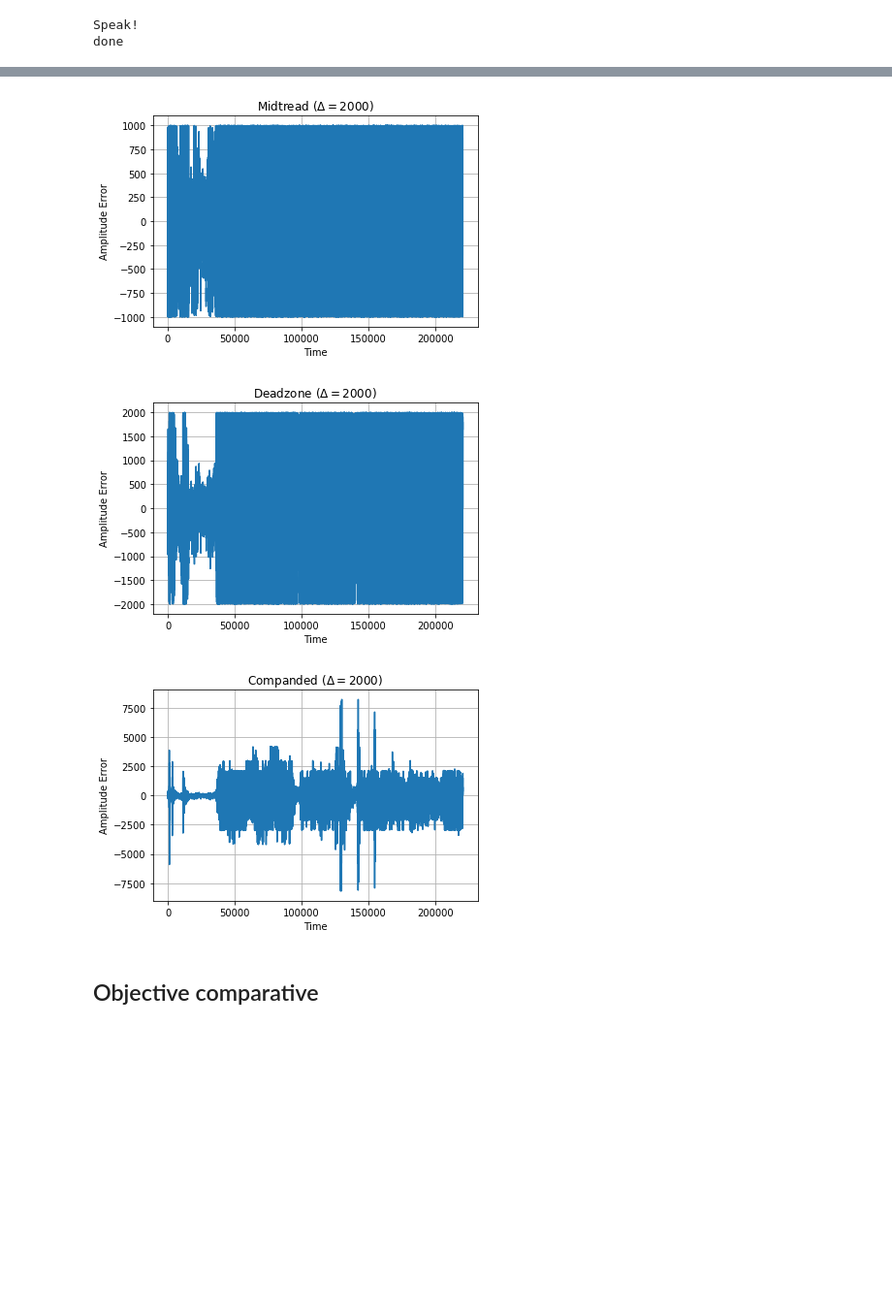
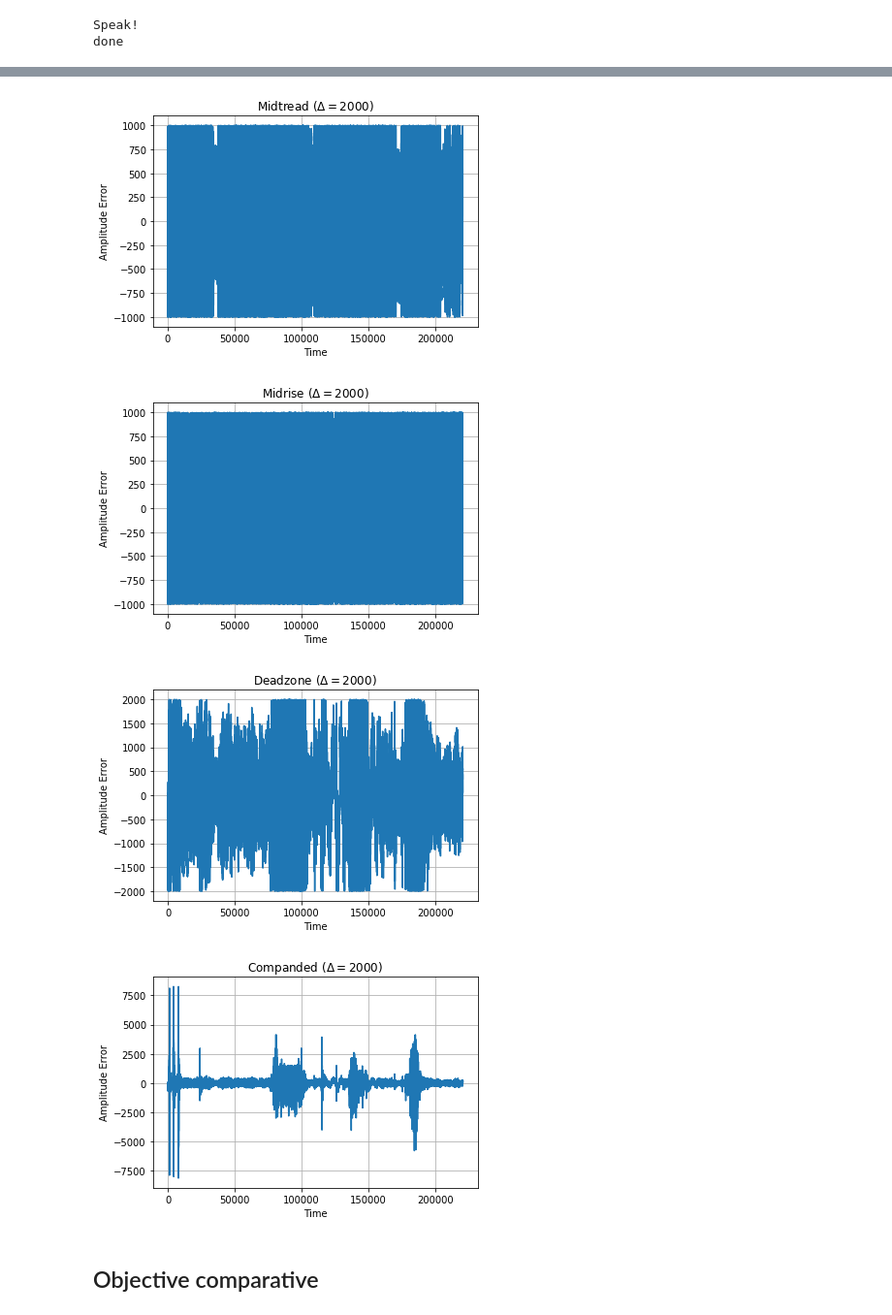
Before and after one commit to Tecnologias-multimedia/Tecnologias-multimedia.github.io, a Jupyter notebook: study_guide/quantization/graphics/quantization.ipynb, the cells around one changed output, grey strips where cells are left out. Shown at 97% size. Cells and saved outputs as stored; diff of their text form; code cells hidden in the pictures; blank space fills up the shorter version.

```diff
--- a/study_guide/quantization/graphics/quantization.ipynb
+++ b/study_guide/quantization/graphics/quantization.ipynb
@@ -484,3 +346,0 @@ Using $\Delta=2$, a deadzone quantizer represents 65536 samples with 32768 repre
-# %%
-def midrise_quantizer(x, quantization_step):
-    return np.floor((x+1) / quantization_step).astype(np.int)
@@ -582,6 +400,11 @@ def midtread_quantization(x, quantization_step):
     y = midtread_quantizer(x, quantization_step)
     z = midtread_dequantizer(y, quantization_step)
     return y, z
+# %%
+def midrise_quantization(x, quantization_step):
+    y = midrise_quantizer(x, quantization_step)
+    z = midrise_dequantizer(y, quantization_step)
+    return y, z
 # %%
 def deadzone_quantization(x, quantization_step):
     y = deadzone_quantizer(x, quantization_step)
@@ -600,3 +413,8 @@ def companded_quantization(x, quantization_step):
+# %%
+def companded_quantization(x, quantization_step):
+    y = companded_quantizer(x, quantization_step)
+    z = companded_dequantizer(y, quantization_step)
+    return y,z
 # %% [markdown]
 ## Subjective comparative
 # %%
@@ -619,8 +437,10 @@ plot(np.linspace(0, len(x)-1, len(x)), x, "Time", "Amplitude", "Audio Signal")
 # %%
 quantization_step = 2000
 # %%
-y_M, z_M = midtread_quantization(x, quantization_step)
-z_M = z_M.astype(np.int16)
+y_T, z_T = midtread_quantization(x, quantization_step)
+z_T = z_T.astype(np.int16)
+y_R, z_R = midrise_quantization(x, quantization_step)
+z_R = z_R.astype(np.int16)
 y_D, z_D = deadzone_quantization(x, quantization_step)
 z_D = z_D.astype(np.int16)
 y_C, z_C = companded_quantization(x, quantization_step)
@@ -647,17 +473,21 @@ plot(np.linspace(0, len(y_C)-1, len(y_C)), y_C, "Time", "Representation Codes",
 # %%
-error_M = x - z_M
+error_T = x - z_T
+error_R = x - z_R
 error_D = x - z_D
 error_C = x - z_C
-sd.play(error_M)
-sd.play(error_D)
+sd.play(error_T); time.sleep(duration)
+sd.play(error_R); time.sleep(duration)
+sd.play(error_D); time.sleep(duration)
 sd.play(error_C)
-plot(np.linspace(0, len(z_M)-1, len(z_M)), error_M, "Time", "Amplitude Error", "Midtread ($\Delta={}$)".format(quantization_step))
+plot(np.linspace(0, len(z_T)-1, len(z_T)), error_T, "Time", "Amplitude Error", "Midtread ($\Delta={}$)".format(quantization_step))
+plot(np.linspace(0, len(z_R)-1, len(z_R)), error_R, "Time", "Amplitude Error", "Midrise ($\Delta={}$)".format(quantization_step))
 plot(np.linspace(0, len(z_D)-1, len(z_D)), error_D, "Time", "Amplitude Error", "Deadzone ($\Delta={}$)".format(quantization_step))
 plot(np.linspace(0, len(z_C)-1, len(z_C)), error_C, "Time", "Amplitude Error", "Companded ($\Delta={}$)".format(quantization_step))
 # %% [output]
-[figure, old version]
+[figure, new version]
-[figure, old version]
+[figure, new version]
-[figure, old version]
+[figure, new version]
+[figure, added]
 # %% [markdown]
 ## Objective comparative
 # %% [markdown]
```
Also changed, not shown: parts of 95 cells of this notebook.
